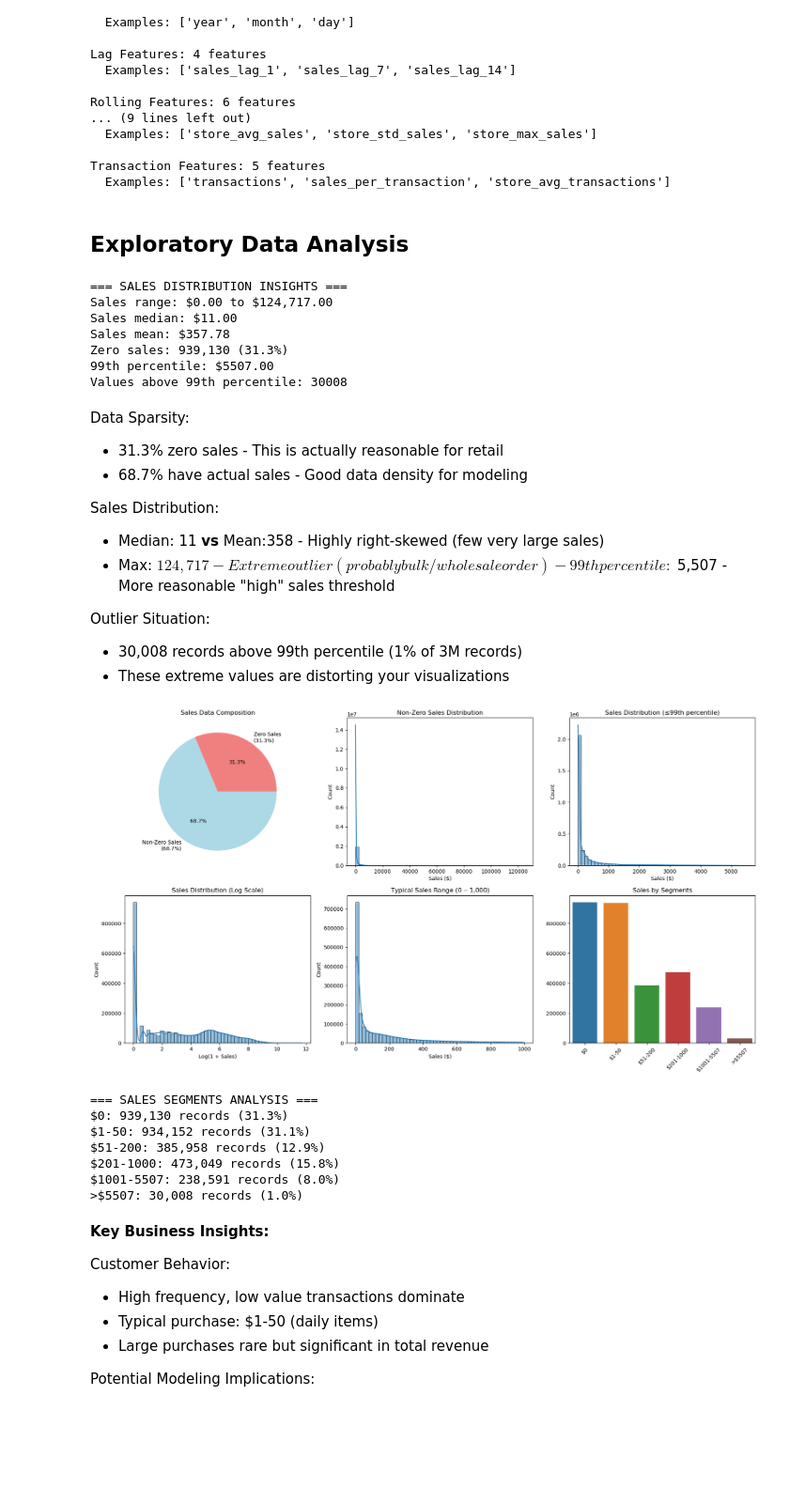
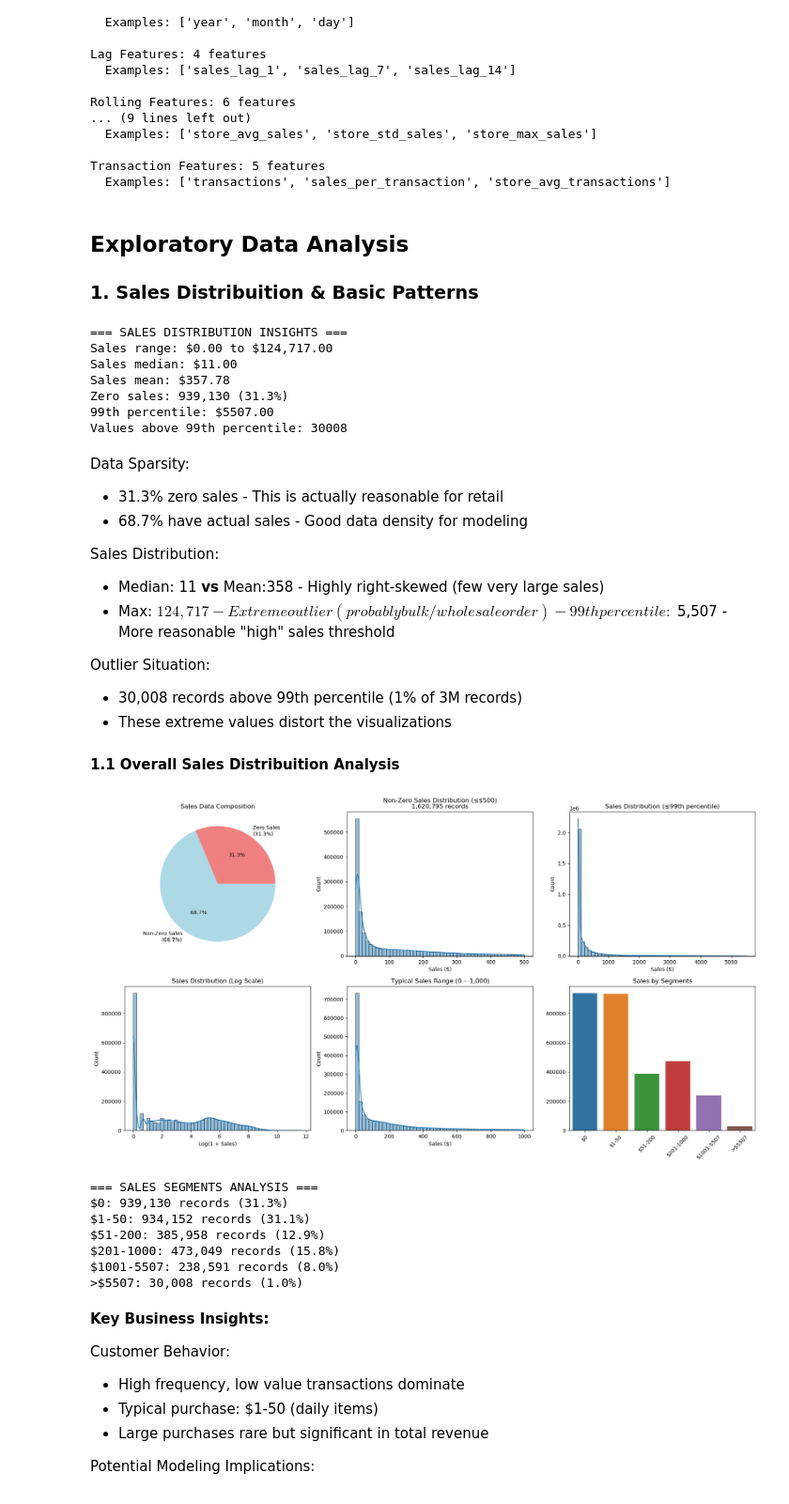
Before and after one commit to PeterStos/Store-Sales-Forecasting, a Jupyter notebook: Store_Sales_Forecasting.ipynb, the cells around one changed output. Shown at 94% size. Cells and saved outputs as stored; diff of their text form; code cells hidden in the pictures; blank space fills up the shorter version.

Commit message:
Updated EDA
Included Store Performance and Product Family Analysis

```diff
--- a/Store_Sales_Forecasting.ipynb
+++ b/Store_Sales_Forecasting.ipynb
@@ -982,6 +982,8 @@ Transaction Features: 5 features
   Examples: ['transactions', 'sales_per_transaction', 'store_avg_transactions']
 # %% [markdown]
 ## Exploratory Data Analysis
+
+### 1. Sales Distribuition & Basic Patterns
 # %%
 # Getting  key insights:
 print("=== SALES DISTRIBUTION INSIGHTS ===")
@@ -1014,7 +1016,9 @@ Sales Distribution:
 
 Outlier Situation:
 - 30,008 records above 99th percentile (1% of 3M records)
-- These extreme values are distorting your visualizations
+- These extreme values distort the visualizations
+
+#### 1.1 Overall Sales Distribuition Analysis
 # %%
 # 1. Data Overview
 fig, axes = plt.subplots(2, 3, figsize=(18, 10))
@@ -1026,10 +1030,12 @@ colors = ['lightcoral', 'lightblue']
 axes[0,0].pie(zero_counts, labels=labels, colors=colors, autopct='%1.1f%%')
 axes[0,0].set_title('Sales Data Composition')
 
-# B. Non-Zero Sales Distribution (Much more meaningful)
+# B. Non-zero sales up to $500 (captures ~80-90% of non-zero sales)
 non_zero_sales = train_df[train_df['sales'] > 0]['sales']
-sns.histplot(non_zero_sales, bins=50, kde=True, ax=axes[0,1])
-axes[0,1].set_title('Non-Zero Sales Distribution')
+reasonable_sales = non_zero_sales[non_zero_sales <= 500]
+
+sns.histplot(reasonable_sales, bins=50, kde=True, ax=axes[0,1])
+axes[0,1].set_title(f'Non-Zero Sales Distribution (≤$500)\n{len(reasonable_sales):,} records')
 axes[0,1].set_xlabel('Sales ($)')
 
 # C. Sales up to 99th percentile (Remove extreme outliers)
@@ -1047,34 +1053,34 @@ axes[1,0].set_xlabel('Log(1 + Sales)')
 # E. Focus on "typical" sales (median ± reasonable range)
 typical_sales = train_df[(train_df['sales'] > 0) & (train_df['sales'] <= 1000)]['sales']
 sns.histplot(typical_sales, bins=50, kde=True, ax=axes[1,1])
 axes[1,1].set_title('Typical Sales Range ($0-$1,000)')
 axes[1,1].set_xlabel('Sales ($)')
 
 # F. Sales segments analysis
 segments = ['$0', '$1-50', '$51-200', '$201-1000', '$1001-5507', '>$5507']
 segment_counts = [
     (train_df['sales'] == 0).sum(),
     ((train_df['sales'] > 0) & (train_df['sales'] <= 50)).sum(),
     ((train_df['sales'] > 50) & (train_df['sales'] <= 200)).sum(),
     ((train_df['sales'] > 200) & (train_df['sales'] <= 1000)).sum(),
     ((train_df['sales'] > 1000) & (train_df['sales'] <= 5507)).sum(),
     (train_df['sales'] > 5507).sum()
 ]
 sns.barplot(x=segments, y=segment_counts, ax=axes[1,2])
 axes[1,2].set_title('Sales by Segments')
 axes[1,2].tick_params(axis='x', rotation=45)
 
 plt.tight_layout()
 plt.show()
 
 # Print segment analysis
 print("=== SALES SEGMENTS ANALYSIS ===")
 total_records = len(train_df)
 for i, (segment, count) in enumerate(zip(segments, segment_counts)):
     pct = (count / total_records) * 100
     print(f"{segment}: {count:,} records ({pct:.1f}%)")
 # %% [output]
-[figure, old version]
+[figure, new version]
 === SALES SEGMENTS ANALYSIS ===
 $0: 939,130 records (31.3%)
 $1-50: 934,152 records (31.1%)
```
Also changed, not shown: parts of 5 cells of this notebook.
